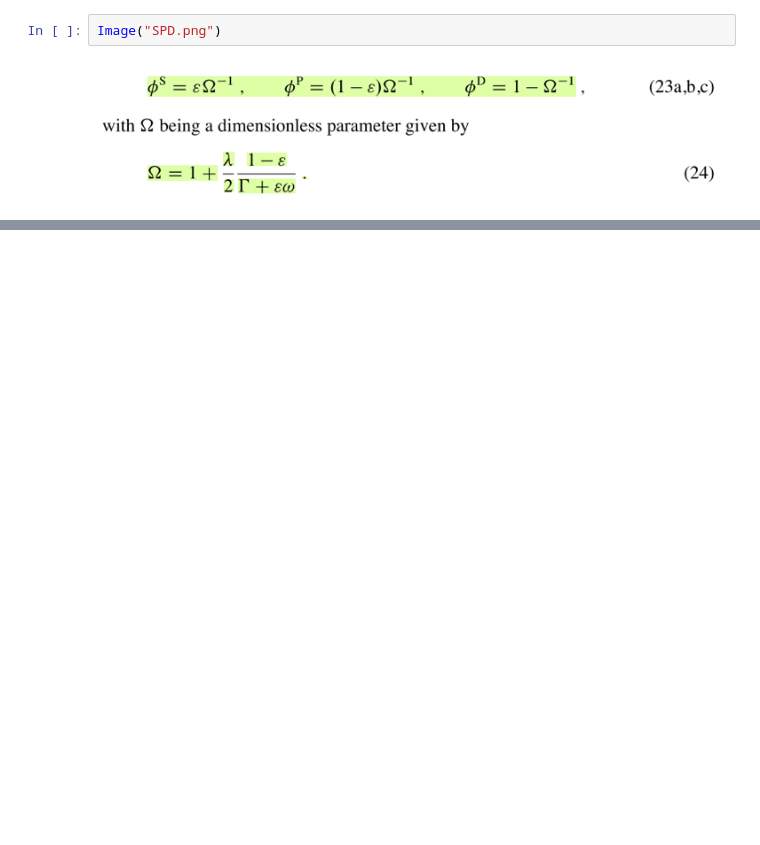
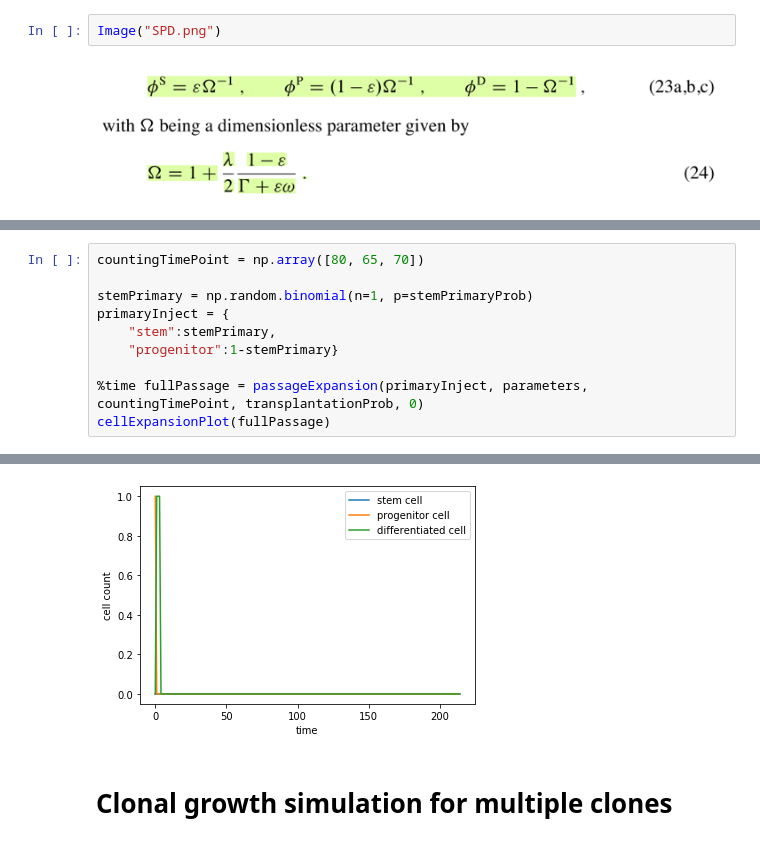
Before and after one commit to HuairenZhang/glioblastoma, a Jupyter notebook: ClonalGrowthSimulation.ipynb, the cells around one changed output, grey strips where cells are left out. Cells and saved outputs as stored; diff of their text form; blank space fills up the shorter version.

```diff
--- a/ClonalGrowthSimulation.ipynb
+++ b/ClonalGrowthSimulation.ipynb
@@ -679,0 +225,11 @@ cellExpansion(averageGrowth)
+# %%
+countingTimePoint = np.array([80, 65, 70])
+
+stemPrimary = np.random.binomial(n=1, p=stemPrimaryProb)
+primaryInject = {
+    "stem":stemPrimary,
+    "progenitor":1-stemPrimary}
+
+%time fullPassage = passageExpansion(primaryInject, parameters, countingTimePoint, transplantationProb, 0)
+cellExpansionPlot(fullPassage)
+# %% [output]
@@ -679,0 +238,3 @@ cellExpansion(averageGrowth)
+[figure, added]
+# %% [markdown]
+# Clonal growth simulation for multiple clones
```
Also changed, not shown: parts of 78 cells of this notebook.
